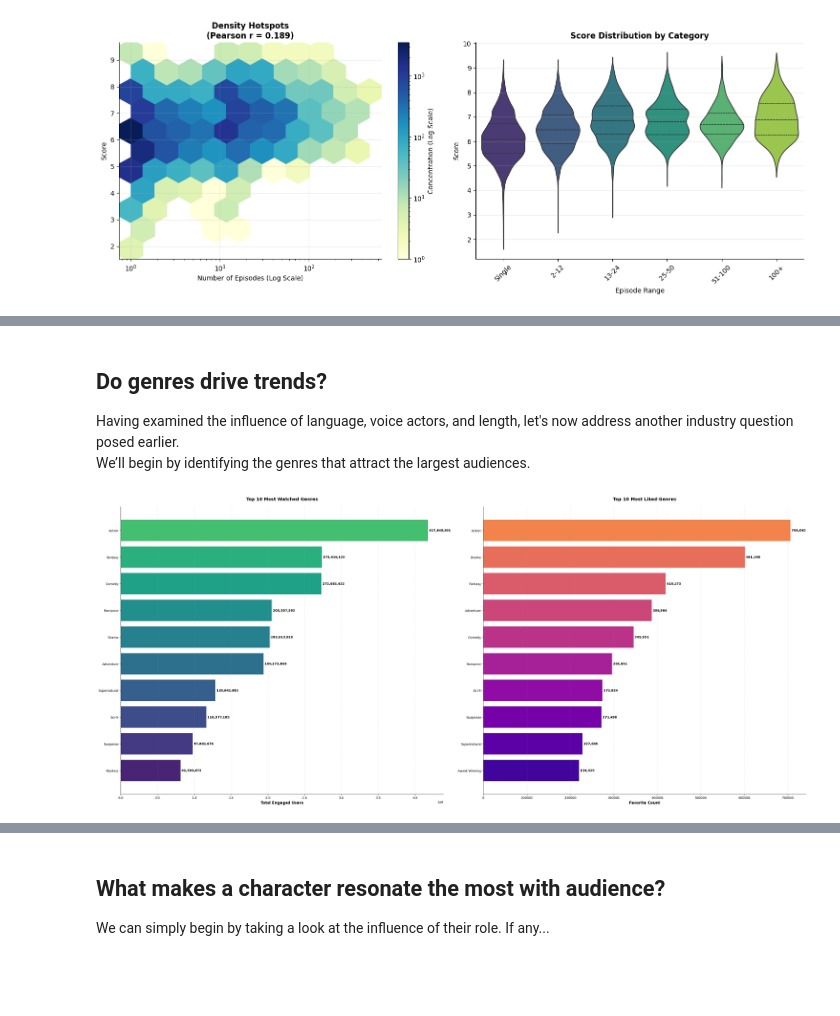
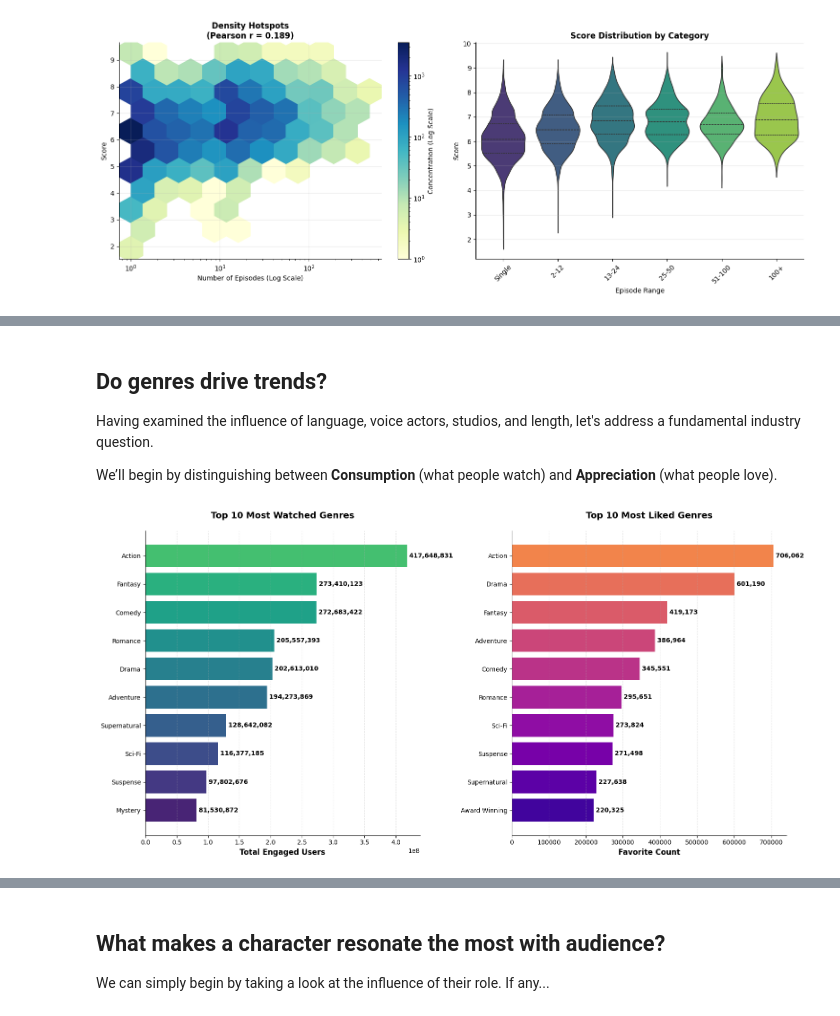
Before and after one commit to FrancoAseglio/Adam_Aseglio_Bertola_HCI, a Jupyter notebook: notebooks/data_viz.ipynb, the cells around one changed output, grey strips where cells are left out. Saved outputs shown, nothing was run; the diff lists cells and outputs as text; code cells hidden in the pictures; blank space fills up the shorter version.

```diff
--- a/notebooks/data_viz.ipynb
+++ b/notebooks/data_viz.ipynb
@@ -204,10 +175,11 @@ While our initial bar chart analysis suggested the 13-24 episode range had sligh
 # %% [markdown]
 ## Do genres drive trends?
 
-Having examined the influence of language, voice actors, and length, let's now address another industry question posed earlier.
-We’ll begin by identifying the genres that attract the largest audiences.
+Having examined the influence of language, voice actors, studios, and length, let's address a fundamental industry question.
+
+We’ll begin by distinguishing between **Consumption** (what people watch) and **Appreciation** (what people love).
 # %%
-fig, ax = gu.genre_comparison_watched_vs_liked(top_n=10, figsize=(32, 14))
+fig, ax = gu.genre_comparison_watched_vs_liked(top_n=10, figsize=(16, 8))
 # %% [output]
-[figure, old version]
+[figure, new version]
 # %% [markdown]
```
Also changed, not shown: parts of 14 cells of this notebook.
